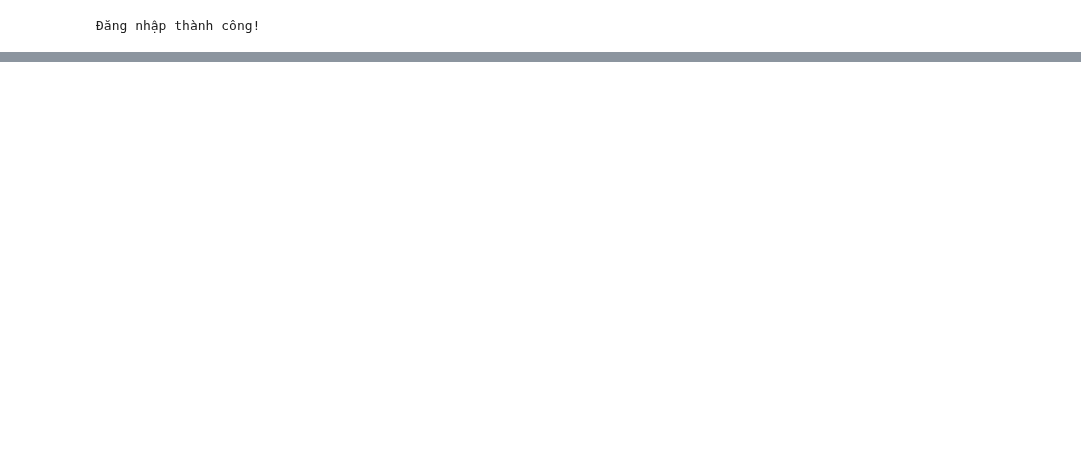
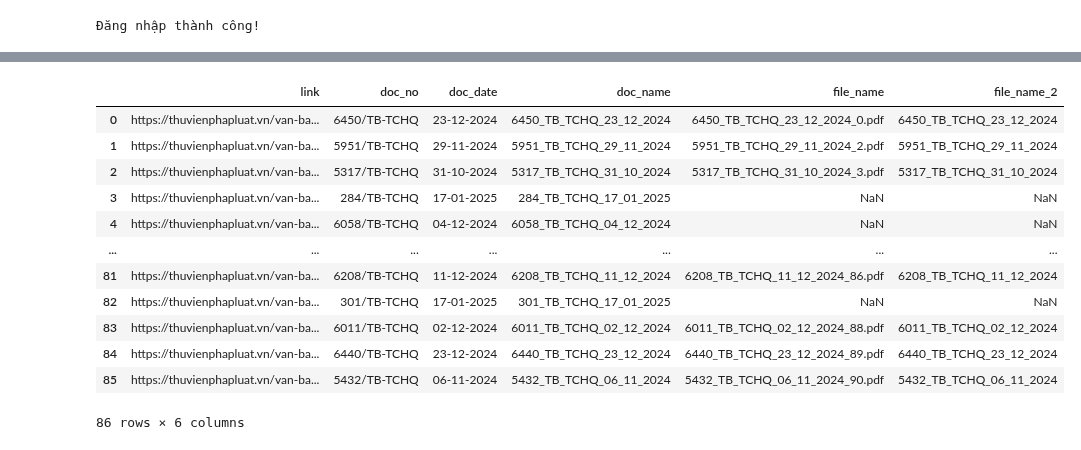
Before and after one commit to nguyenmanhcuong1291/uni_craw_tvpl, a Jupyter notebook: uni_craw_thuvienphapluat/3.craw_pdf_files.ipynb, the cells around one changed output, grey strips where cells are left out. Cells and saved outputs as stored; diff of their text form; code cells hidden in the pictures; blank space fills up the shorter version.

```diff
--- a/uni_craw_thuvienphapluat/3.craw_pdf_files.ipynb
+++ b/uni_craw_thuvienphapluat/3.craw_pdf_files.ipynb
@@ -8,8 +9,9 @@ excel_file = r"vi_prod_class_22-10.xlsx"  # Đường dẫn đến file Excel c
 # %%
-df_1 = pd.read_excel(excel_file, sheet_name = r'tranformed Kqxd trước mã số', skiprows=1).iloc[:,:3].fillna('')
-df_2 = pd.read_excel(excel_file, sheet_name = r'transformed Phân loại hàng hóa ', skiprows=1).iloc[:,:3].fillna('')
+df_1 = pd.read_excel('truoc_ma_so.xlsx', skiprows=0).iloc[:,:3].fillna('')
+df_2 = pd.read_excel('phan_loai_result.xlsx', skiprows=0).iloc[:,:3].fillna('')
 
 df = pd.concat([df_1,df_2])
 df.columns = ['link','doc_no','doc_date']
+df = df.loc[df["doc_no"] != "lỗi"]
 df = df.drop_duplicates()
 df['doc_name'] = df['doc_no'].replace('/', '_', regex=True).replace('-', '_', regex=True)+'_'+df['doc_date'].replace('-', '_', regex=True)
@@ -142,0 +171,36 @@ Tải file thành công và lưu thành 4008_TB_TCHQ_22_08_2024.pdf
+# %%
+links = []
+err_links = []
+def is_pdf_valid(file_path):
+    try:
+        # Mở và kiểm tra file PDF
+        with open(file_path, "rb") as f:
+            pdf = PdfReader(f)
+            pdf.pages[0]  # Kiểm tra trang đầu tiên để xác nhận file không lỗi
+        return True  # File PDF hợp lệ
+    except Exception as e:
+        print(f"File PDF {file_path} có lỗi: {e}")
+        return False  # File PDF không hợp lệ
+
+def clean_invalid_pdfs(folder_path):
+    for file_name in os.listdir(folder_path):
+        # Chỉ kiểm tra file có phần mở rộng .pdf
+        if file_name.lower().endswith('.pdf'):
+            file_path = os.path.join(folder_path, file_name)
+
+            # Kiểm tra tính hợp lệ của file PDF
+            if not is_pdf_valid(file_path):
+                err_links.append(file_path)
+                print(f"Xóa file bị lỗi: {file_path}")
+                os.remove(file_path)  # Xóa file nếu không hợp lệ
+            else:
+                link = {}
+                link["file_name"] = file_name
+                link["file_name_2"] = re.sub(r'_\d+\.pdf', '', file_name)
+                links.append(link)
+
+# Đường dẫn tới thư mục chứa các file PDF
+download_folder = r"D:\\Onedrive\\OneDrive - UNI CONSULTING\\Eximhow_pdf\\18022025\\"
+clean_invalid_pdfs(download_folder)
+# %%
+download_link_df= pd.DataFrame(links,columns=["file_name","file_name_2"])
@@ -142,0 +243,18 @@ Tải file thành công và lưu thành 4008_TB_TCHQ_22_08_2024.pdf
+# %%
+df_copy = df.merge(download_link_df, left_on='doc_name', right_on='file_name_2', how='left')
+# %%
+df_copy
+# %% [output]
+|  | link | doc_no | doc_date | doc_name | file_name | file_name_2 |
+| 0 | https://thuvienphapluat.vn/van-ba... | 6450/TB-TCHQ | 23-12-2024 | 6450_TB_TCHQ_23_12_2024 | 6450_TB_TCHQ_23_12_2024_0.pdf | 6450_TB_TCHQ_23_12_2024 |
+| 1 | https://thuvienphapluat.vn/van-ba... | 5951/TB-TCHQ | 29-11-2024 | 5951_TB_TCHQ_29_11_2024 | 5951_TB_TCHQ_29_11_2024_2.pdf | 5951_TB_TCHQ_29_11_2024 |
+| 2 | https://thuvienphapluat.vn/van-ba... | 5317/TB-TCHQ | 31-10-2024 | 5317_TB_TCHQ_31_10_2024 | 5317_TB_TCHQ_31_10_2024_3.pdf | 5317_TB_TCHQ_31_10_2024 |
+| 3 | https://thuvienphapluat.vn/van-ba... | 284/TB-TCHQ | 17-01-2025 | 284_TB_TCHQ_17_01_2025 | NaN | NaN |
+| 4 | https://thuvienphapluat.vn/van-ba... | 6058/TB-TCHQ | 04-12-2024 | 6058_TB_TCHQ_04_12_2024 | NaN | NaN |
+| ... | ... | ... | ... | ... | ... | ... |
+| 81 | https://thuvienphapluat.vn/van-ba... | 6208/TB-TCHQ | 11-12-2024 | 6208_TB_TCHQ_11_12_2024 | 6208_TB_TCHQ_11_12_2024_86.pdf | 6208_TB_TCHQ_11_12_2024 |
+| 82 | https://thuvienphapluat.vn/van-ba... | 301/TB-TCHQ | 17-01-2025 | 301_TB_TCHQ_17_01_2025 | NaN | NaN |
+| 83 | https://thuvienphapluat.vn/van-ba... | 6011/TB-TCHQ | 02-12-2024 | 6011_TB_TCHQ_02_12_2024 | 6011_TB_TCHQ_02_12_2024_88.pdf | 6011_TB_TCHQ_02_12_2024 |
+| 84 | https://thuvienphapluat.vn/van-ba... | 6440/TB-TCHQ | 23-12-2024 | 6440_TB_TCHQ_23_12_2024 | 6440_TB_TCHQ_23_12_2024_89.pdf | 6440_TB_TCHQ_23_12_2024 |
+| 85 | https://thuvienphapluat.vn/van-ba... | 5432/TB-TCHQ | 06-11-2024 | 5432_TB_TCHQ_06_11_2024 | 5432_TB_TCHQ_06_11_2024_90.pdf | 5432_TB_TCHQ_06_11_2024 |
+86 rows × 6 columns
```
Also changed, not shown: parts of 15 cells of this notebook, 2 other files.
